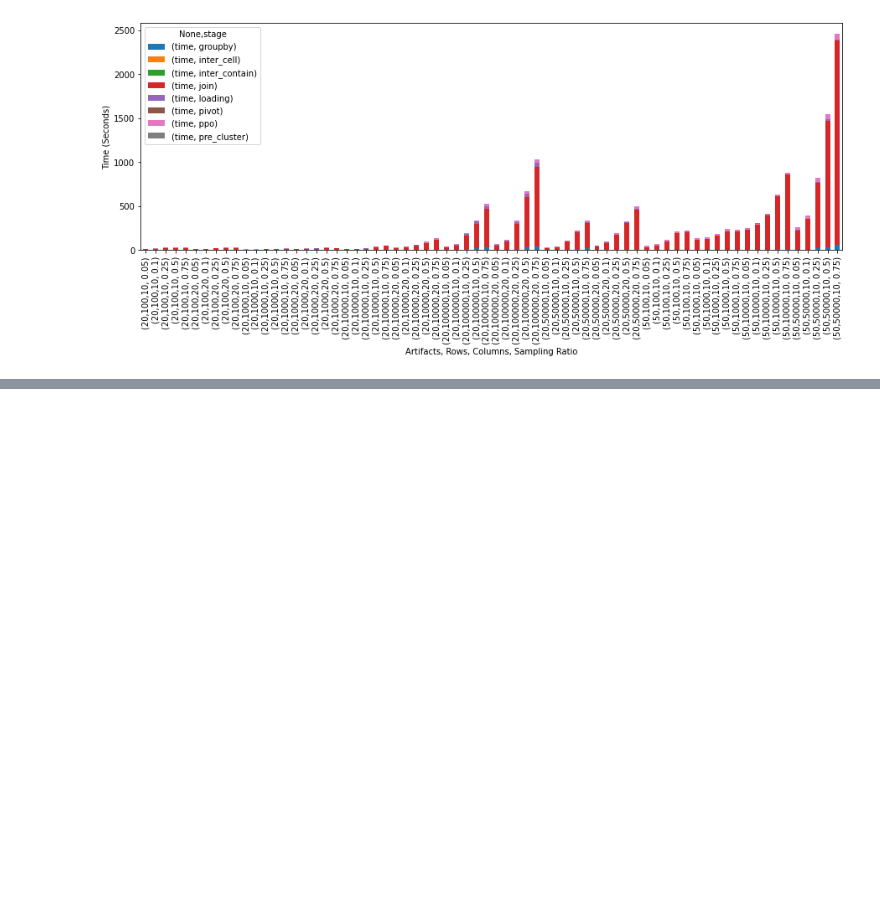
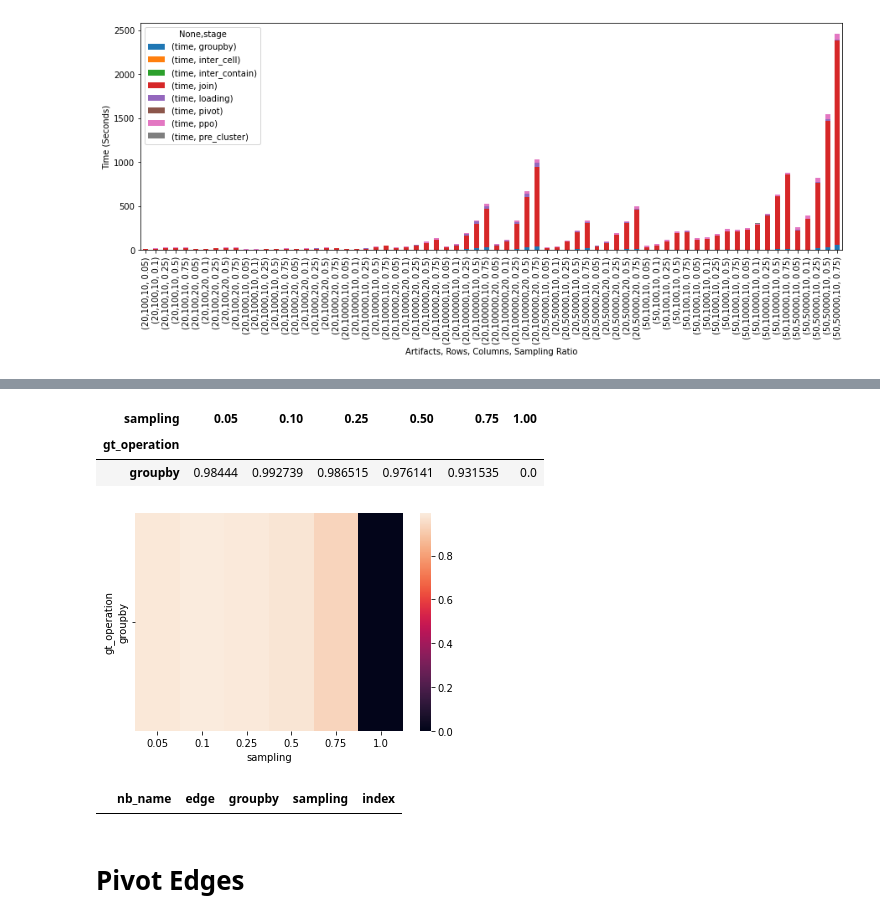
Before and after one commit to suhailrehman/relic, a Jupyter notebook: notebooks/Sampling_Experiments.ipynb, the cells around one changed output, grey strips where cells are left out. Cells and saved outputs as stored; diff of their text form; code cells hidden in the pictures; blank space fills up the shorter version.

```diff
--- a/notebooks/Sampling_Experiments.ipynb
+++ b/notebooks/Sampling_Experiments.ipynb
@@ -431,0 +595,9 @@ Text(0, 0.5, 'Time (Seconds)')
+# %%
+pivoted_edges = pivot_and_normalize_gb_df(gb_edges_df, score_col='groupby', indexed=False, normalize_base_col=(1.0))
+sampling_gb_result = aggregate_and_display_heatmap(pivoted_edges)
+sampling_gb_result
+# %% [output]
+| sampling | 0.05 | 0.10 | 0.25 | 0.50 | 0.75 | 1.00 |
+| gt_operation |  |  |  |  |  |  |
+| groupby | 0.98444 | 0.992739 | 0.986515 | 0.976141 | 0.931535 | 0.0 |
+[figure, added]
@@ -431,0 +610,6 @@ Text(0, 0.5, 'Time (Seconds)')
+# %%
+gb_edges_df.loc[gb_edges_df.edge.isna()]
+# %% [output]
+|  | nb_name | edge | groupby | sampling | index |
+# %% [markdown]
+# Pivot Edges
```
Also changed, not shown: parts of 27 cells of this notebook, 2 other files.
